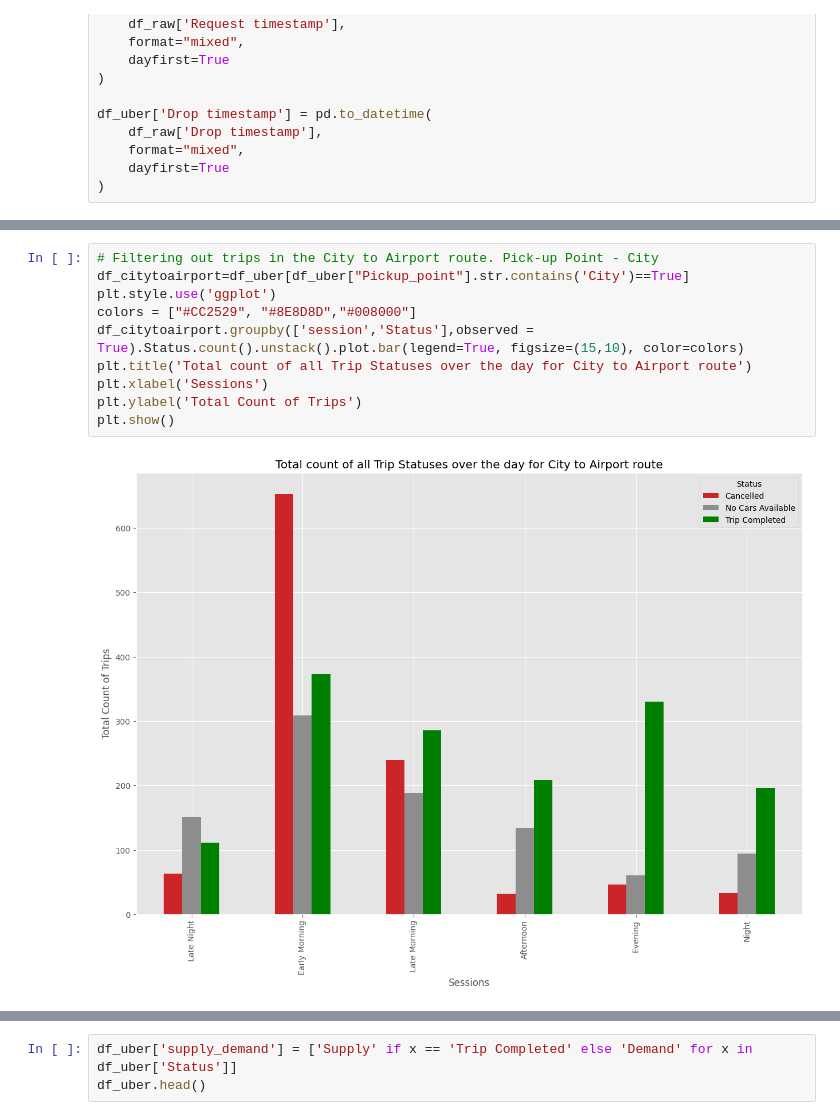
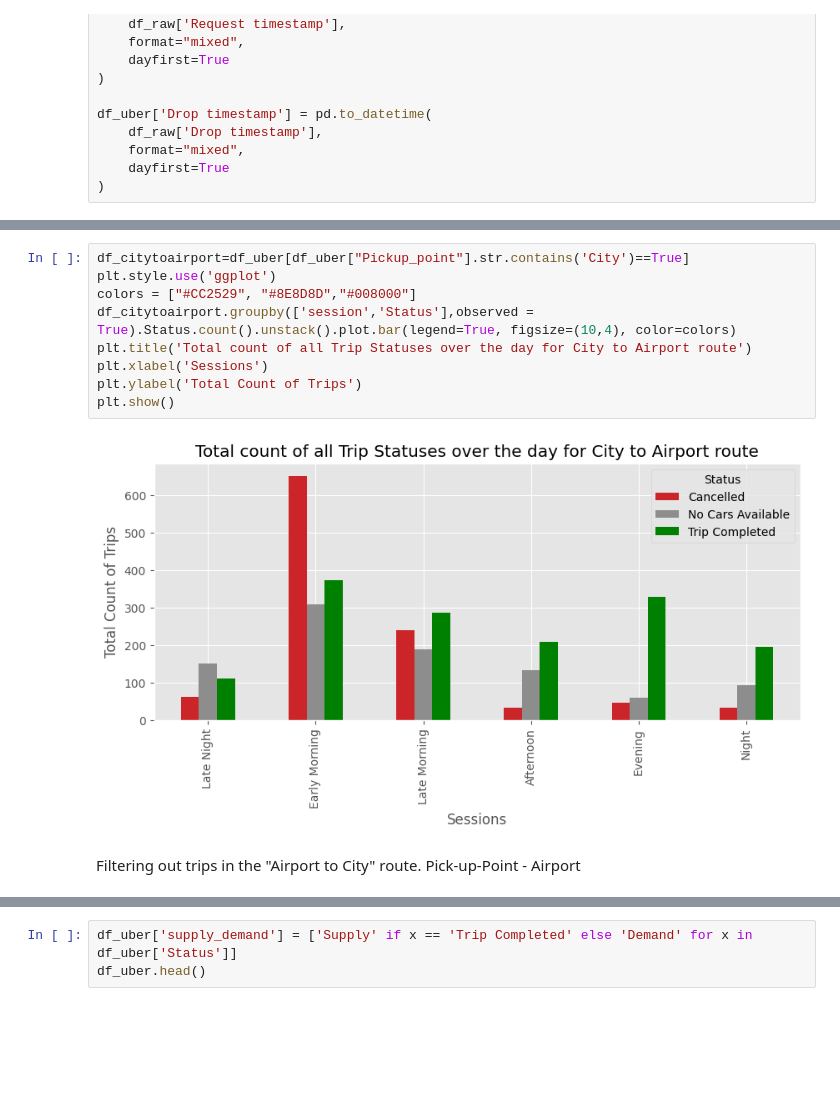
Before and after one commit to krtk06/Uber-Analysis, a Jupyter notebook: Uber_Supply_Analysis.ipynb, the cells around one changed output, grey strips where cells are left out. Drawn from its saved outputs; the diff is of its cells as text; blank space fills up the shorter version.

```diff
--- a/Uber_Supply_Analysis.ipynb
+++ b/Uber_Supply_Analysis.ipynb
@@ -139,13 +151,14 @@ plt.show()
 # %%
-# Filtering out trips in the City to Airport route. Pick-up Point - City
 df_citytoairport=df_uber[df_uber["Pickup_point"].str.contains('City')==True]
 plt.style.use('ggplot')
 colors = ["#CC2529", "#8E8D8D","#008000"]
-df_citytoairport.groupby(['session','Status'],observed = True).Status.count().unstack().plot.bar(legend=True, figsize=(15,10), color=colors)
+df_citytoairport.groupby(['session','Status'],observed = True).Status.count().unstack().plot.bar(legend=True, figsize=(10,4), color=colors)
 plt.title('Total count of all Trip Statuses over the day for City to Airport route')
 plt.xlabel('Sessions')
 plt.ylabel('Total Count of Trips')
 plt.show()
 # %% [output]
-[figure, old version]
+[figure, new version]
+# %% [markdown]
+Filtering out trips in the "Airport to City" route. Pick-up-Point - Airport
 # %%
```
Also changed, not shown: parts of 24 cells of this notebook.
